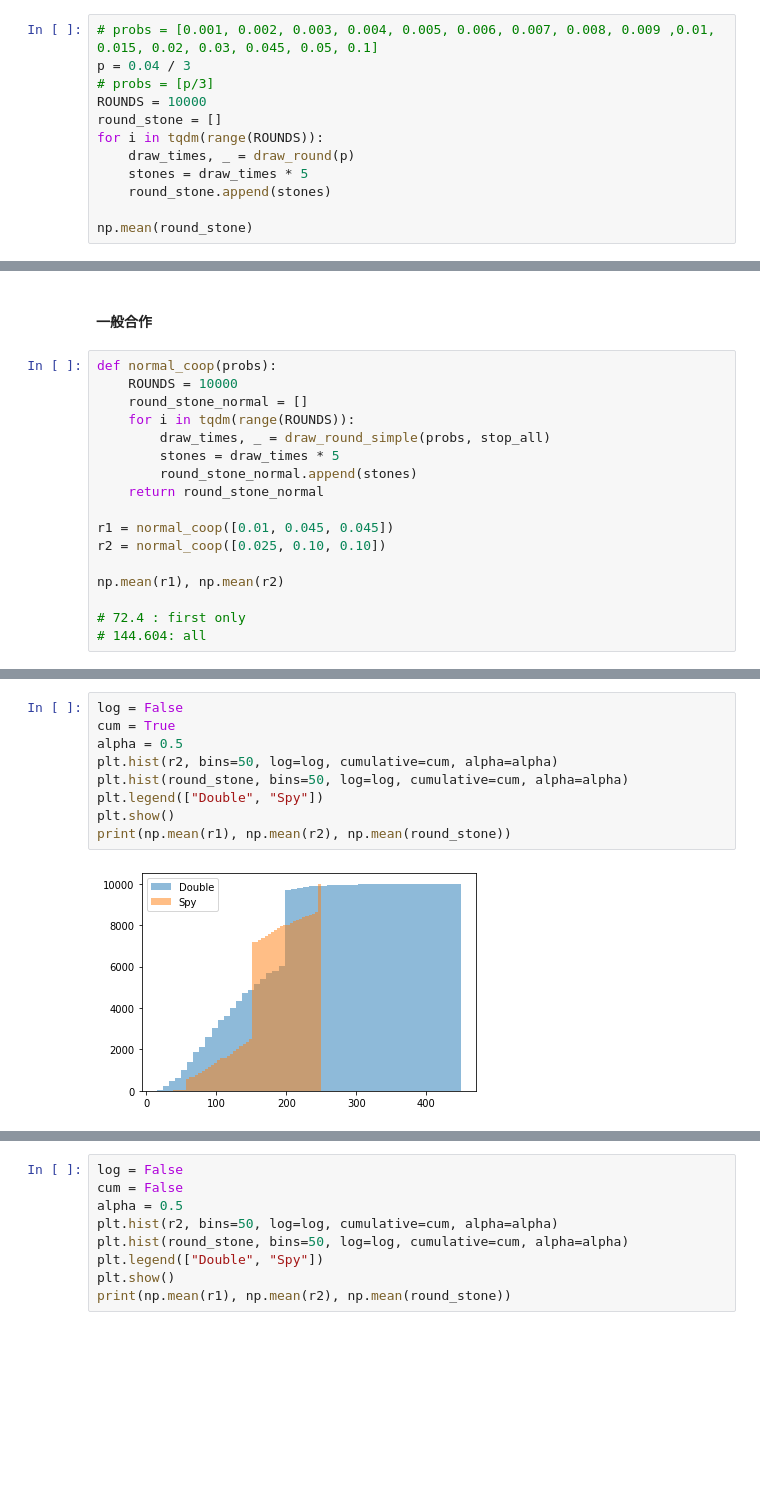
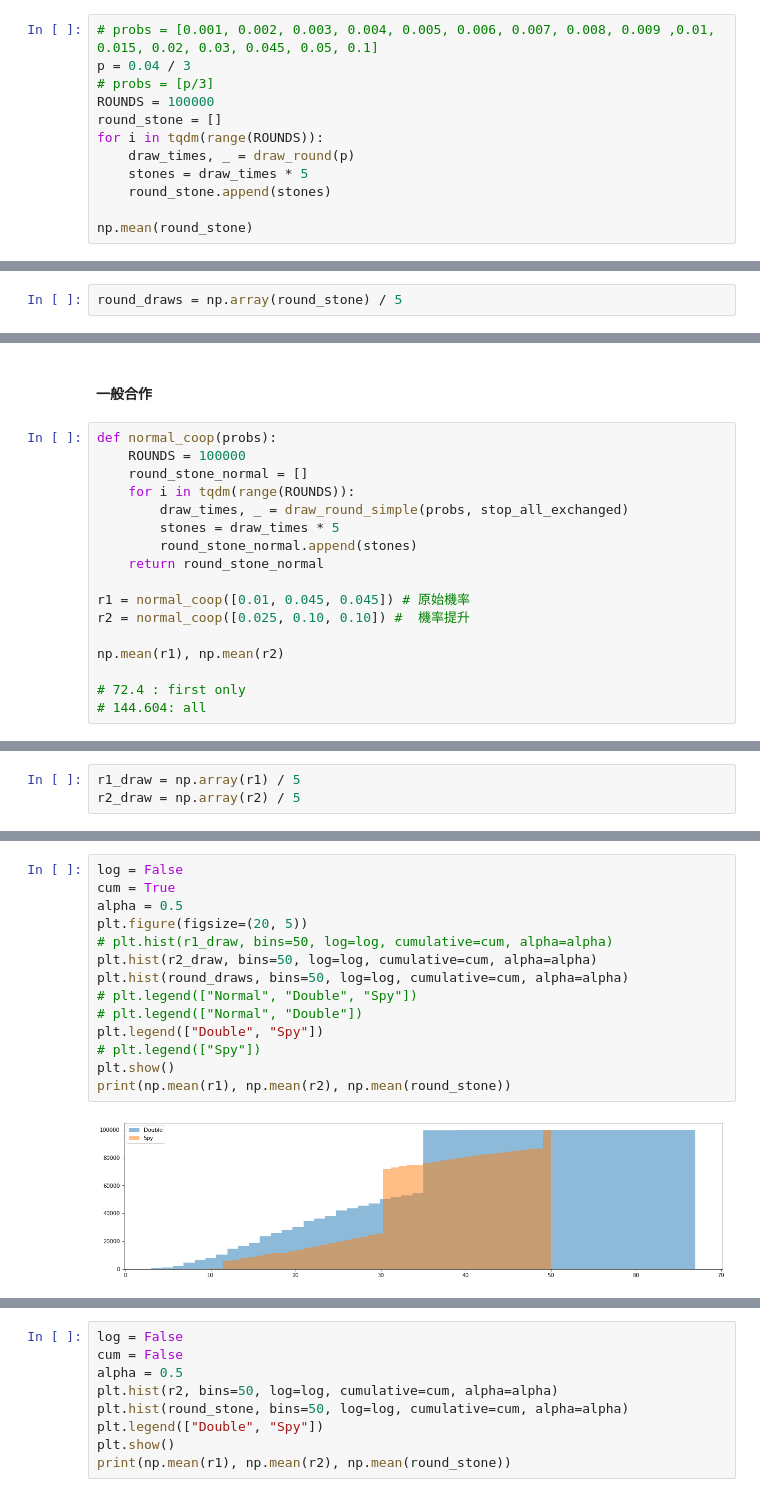
Before and after one commit to taipingeric/tos, a Jupyter notebook: Tos_SpyxFamily.ipynb, the cells around one changed output, grey strips where cells are left out. Cells and saved outputs as stored; diff of their text form; blank space fills up the shorter version.

```diff
--- a/Tos_SpyxFamily.ipynb
+++ b/Tos_SpyxFamily.ipynb
@@ -85,7 +77,7 @@ def draw_round_simple(prize_prob, stop_criterion):
 # probs = [0.001, 0.002, 0.003, 0.004, 0.005, 0.006, 0.007, 0.008, 0.009 ,0.01, 0.015, 0.02, 0.03, 0.045, 0.05, 0.1]
 p = 0.04 / 3
 # probs = [p/3]
-ROUNDS = 10000
+ROUNDS = 100000
 round_stone = []
 for i in tqdm(range(ROUNDS)):
     draw_times, _ = draw_round(p)
@@ -98 +90,3 @@ np.mean(round_stone)
+# %%
+round_draws = np.array(round_stone) / 5
 # %%
@@ -115,16 +106,16 @@ for stone in [50, 100, 150, 175, 200, 250, 251]:
 #### 一般合作
 # %%
 def normal_coop(probs):
-    ROUNDS = 10000
+    ROUNDS = 100000
     round_stone_normal = []
     for i in tqdm(range(ROUNDS)):
-        draw_times, _ = draw_round_simple(probs, stop_all)
+        draw_times, _ = draw_round_simple(probs, stop_all_exchanged)
         stones = draw_times * 5
         round_stone_normal.append(stones)
     return round_stone_normal
 
-r1 = normal_coop([0.01, 0.045, 0.045])
-r2 = normal_coop([0.025, 0.10, 0.10])
+r1 = normal_coop([0.01, 0.045, 0.045]) # 原始機率
+r2 = normal_coop([0.025, 0.10, 0.10]) #  機率提升
 
 np.mean(r1), np.mean(r2)
 
@@ -134,0 +126,3 @@ np.mean(r1), np.mean(r2)
+# %%
+r1_draw = np.array(r1) / 5
+r2_draw = np.array(r2) / 5
@@ -135,11 +240,16 @@ np.mean(r1), np.mean(r2)
 # %%
 log = False
 cum = True
 alpha = 0.5
-plt.hist(r2, bins=50, log=log, cumulative=cum, alpha=alpha)
-plt.hist(round_stone, bins=50, log=log, cumulative=cum, alpha=alpha)
+plt.figure(figsize=(20, 5))
+# plt.hist(r1_draw, bins=50, log=log, cumulative=cum, alpha=alpha)
+plt.hist(r2_draw, bins=50, log=log, cumulative=cum, alpha=alpha)
+plt.hist(round_draws, bins=50, log=log, cumulative=cum, alpha=alpha)
+# plt.legend(["Normal", "Double", "Spy"])
+# plt.legend(["Normal", "Double"])
 plt.legend(["Double", "Spy"])
+# plt.legend(["Spy"])
 plt.show()
 print(np.mean(r1), np.mean(r2), np.mean(round_stone))
 # %% [output]
-[figure, old version]
+[figure, new version]
```
Also changed, not shown: parts of 16 cells of this notebook.
